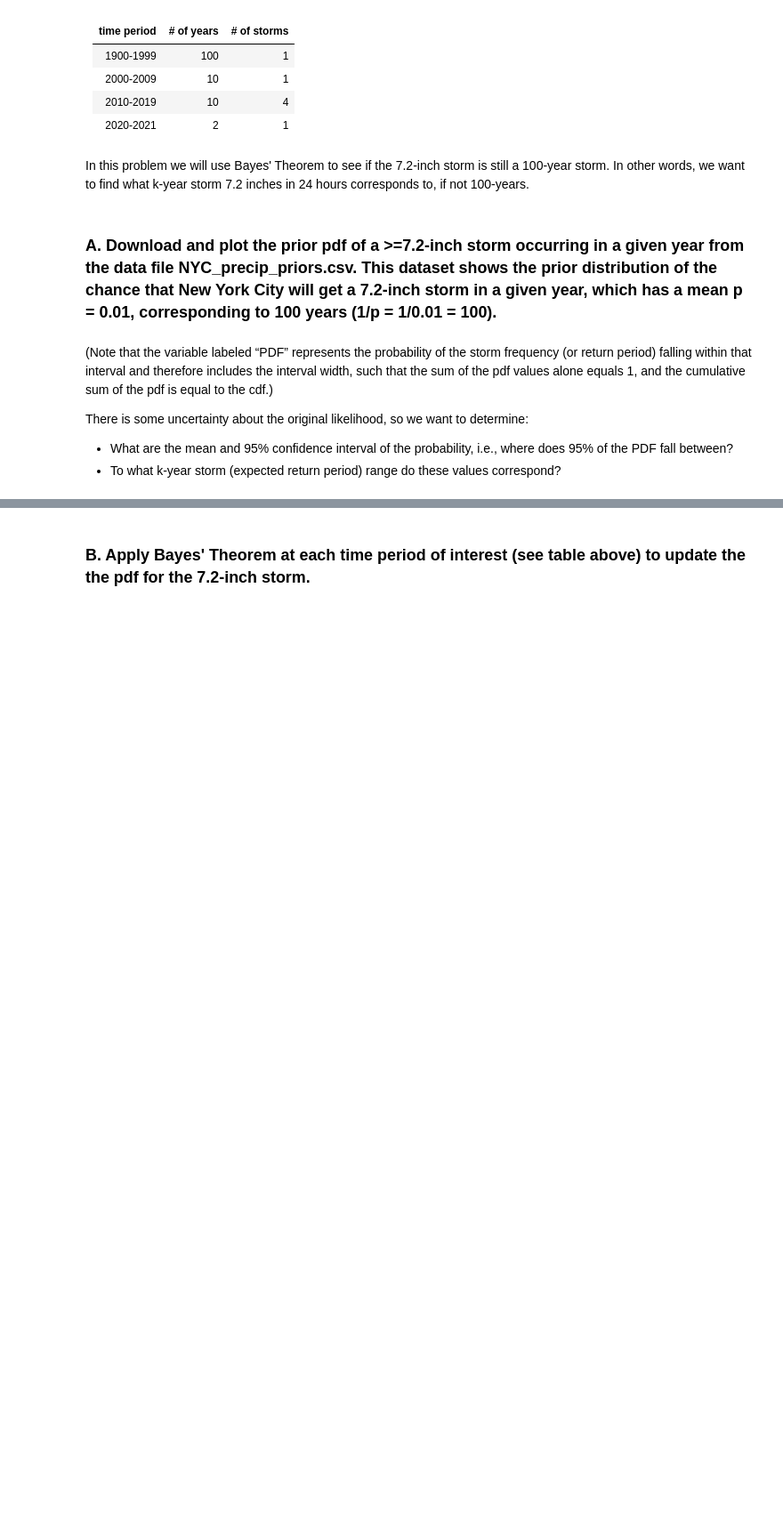
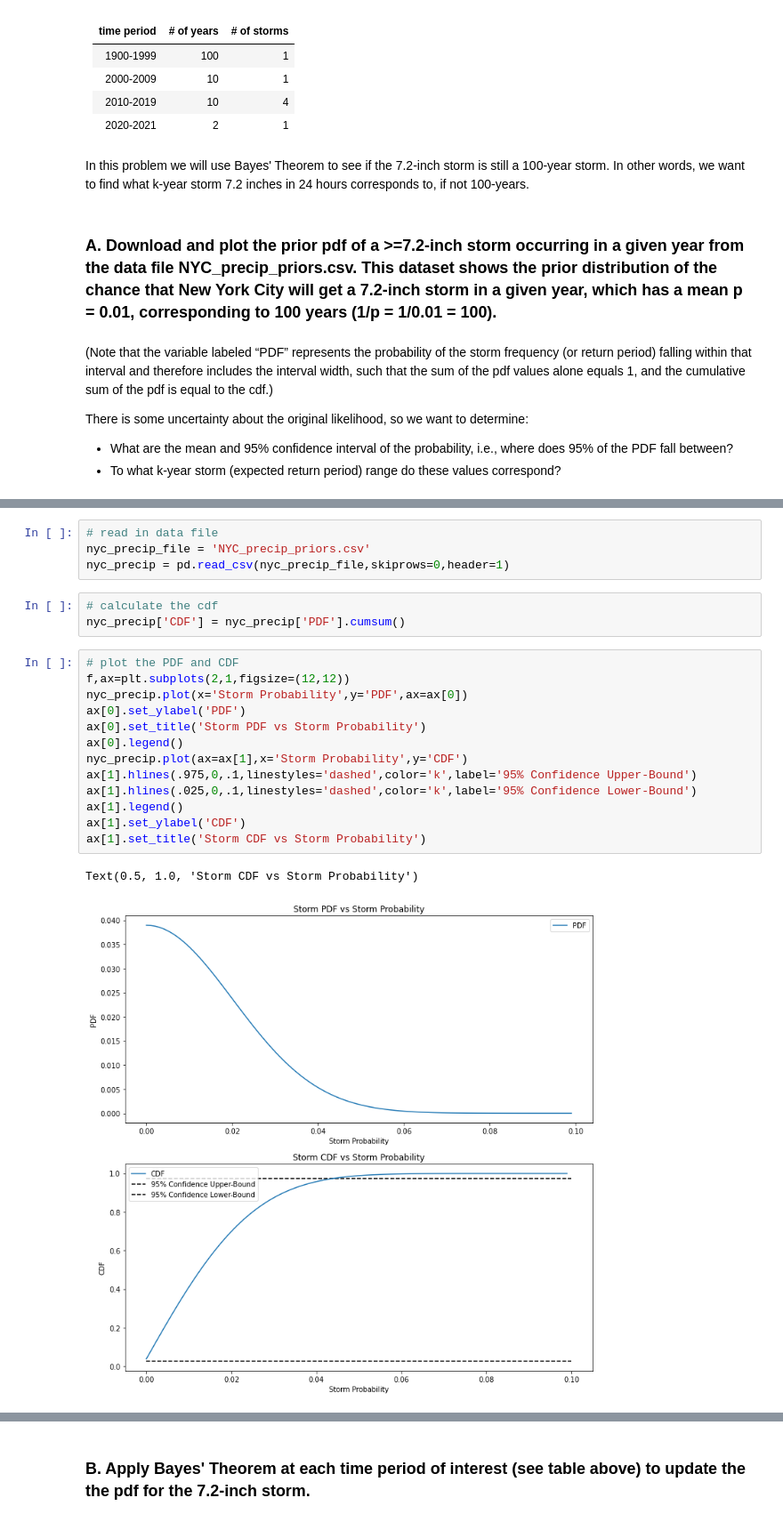
Before and after one commit to egagli/cewa565, a Jupyter notebook: homework/6/hw6.ipynb, the cells around one changed output, grey strips where cells are left out. Shown at 89% size. Cells and saved outputs as stored; diff of their text form; blank space fills up the shorter version.

```diff
--- a/homework/6/hw6.ipynb
+++ b/homework/6/hw6.ipynb
@@ -33,0 +39,23 @@ There is some uncertainty about the original likelihood, so we want to determine
+# %%
+# read in data file
+nyc_precip_file = 'NYC_precip_priors.csv'
+nyc_precip = pd.read_csv(nyc_precip_file,skiprows=0,header=1)
+# %%
+# calculate the cdf
+nyc_precip['CDF'] = nyc_precip['PDF'].cumsum()
+# %%
+# plot the PDF and CDF
+f,ax=plt.subplots(2,1,figsize=(12,12))
+nyc_precip.plot(x='Storm Probability',y='PDF',ax=ax[0])
+ax[0].set_ylabel('PDF')
+ax[0].set_title('Storm PDF vs Storm Probability')
+ax[0].legend()
+nyc_precip.plot(ax=ax[1],x='Storm Probability',y='CDF')
+ax[1].hlines(.975,0,.1,linestyles='dashed',color='k',label='95% Confidence Upper-Bound')
+ax[1].hlines(.025,0,.1,linestyles='dashed',color='k',label='95% Confidence Lower-Bound')
+ax[1].legend()
+ax[1].set_ylabel('CDF')
+ax[1].set_title('Storm CDF vs Storm Probability')
+# %% [output]
+Text(0.5, 1.0, 'Storm CDF vs Storm Probability')
+[figure, added]
```
Also changed, not shown: parts of 15 cells of this notebook, 2 other files.
